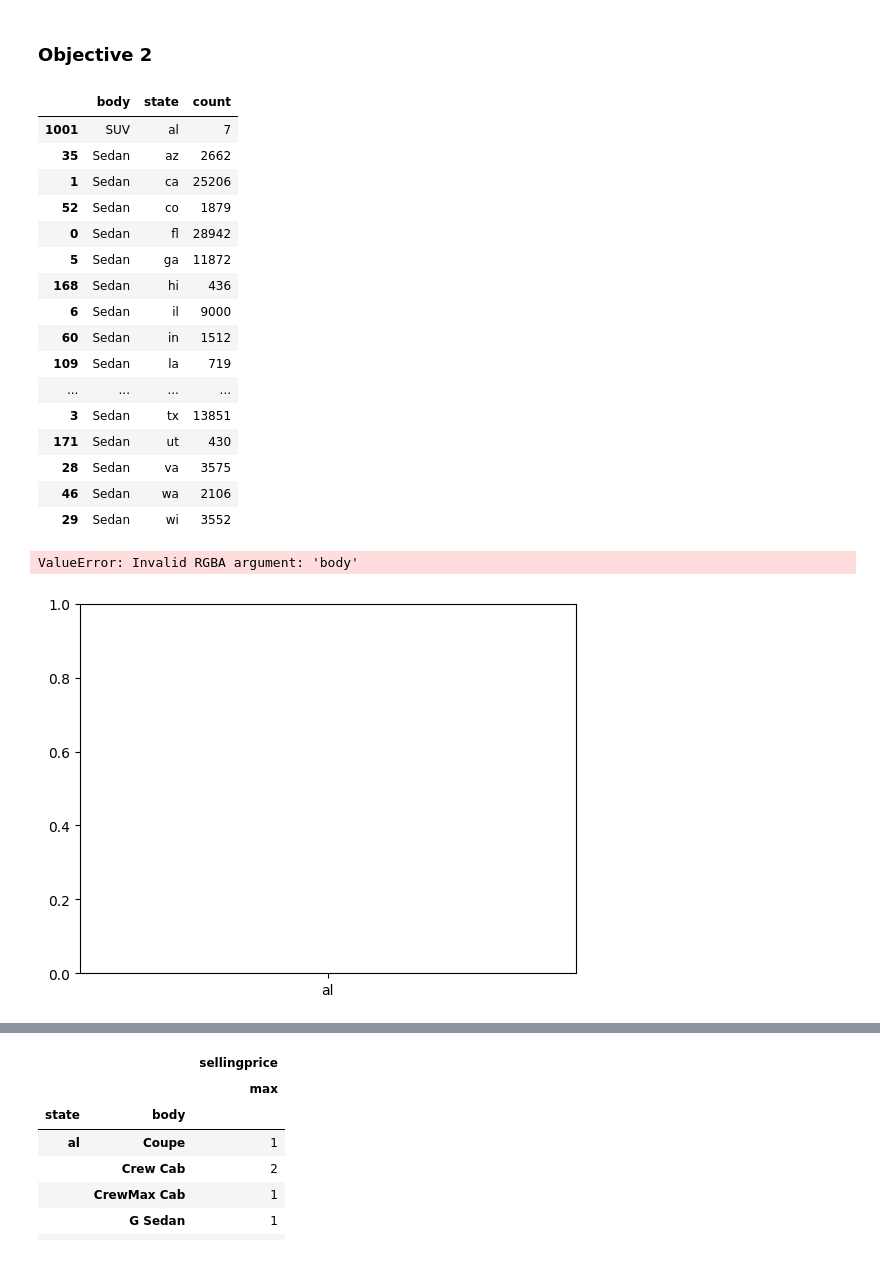
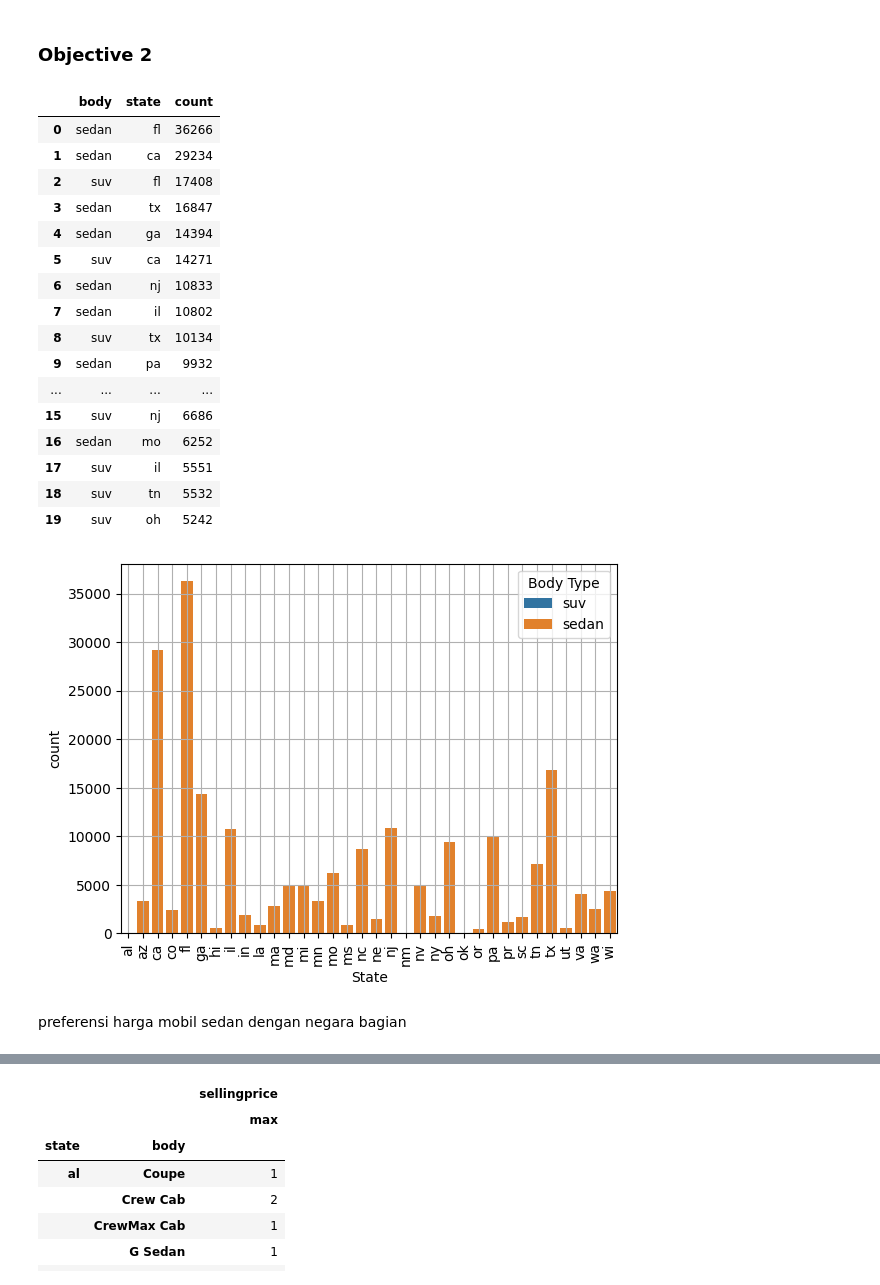
Before and after one commit to R3Z4P4HL3V1/UsedCarAnalysis, a Jupyter notebook: index.ipynb, the cells around one changed output, grey strips where cells are left out. Drawn from its saved outputs; the diff is of its cells as text; code cells hidden in the pictures.

```diff
--- a/index.ipynb
+++ b/index.ipynb
@@ -340,0 +354,10 @@ memory usage: 60.9+ MB
+# %%
+df_obj_1['month_sale'] = df_obj_1['saledate'].dt.month
+
+# ubah ke tipe data string untuk melakukan dummy
+df_obj_1['month_sale'] = df_obj_1['month_sale'].astype('str')
+df_obj_1 = pd.get_dummies(df_obj_1, columns=['month_sale'],drop_first=True, dtype=int)
+
+df_obj_1 = df_obj_1.drop(columns=['saledate'])
+
+df_obj_1
@@ -340,0 +394,5 @@ memory usage: 60.9+ MB
+# %%
+# df['body'].str.lower()
+df_obj_1['body'] = df_obj_1['body'].str.lower()
+
+df_obj_1
@@ -397,39 +540,45 @@ KeyboardInterrupt:
 # %% [markdown]
 <h3>Objective 2</h3>
 # %%
+# body favorit berdasarkan kota
 df_obj_2 = df_obj_1.copy()
 body_state = df_obj_2.groupby(['body','state'])['sellingprice'].count().sort_values(ascending=False).reset_index(name='count')
 
 # plt.Figure(figsize=(10,6))
 # plt.bar(df_obj_2['body'],)
-state_count = body_state.loc[body_state.groupby('state')['count'].idxmax()]
+body_state.head(20)
 # %% [output]
 |  | body | state | count |
-| 1001 | SUV | al | 7 |
-| 35 | Sedan | az | 2662 |
-| 1 | Sedan | ca | 25206 |
-| 52 | Sedan | co | 1879 |
-| 0 | Sedan | fl | 28942 |
-| 5 | Sedan | ga | 11872 |
-| 168 | Sedan | hi | 436 |
-| 6 | Sedan | il | 9000 |
-| 60 | Sedan | in | 1512 |
-| 109 | Sedan | la | 719 |
+| 0 | sedan | fl | 36266 |
+| 1 | sedan | ca | 29234 |
+| 2 | suv | fl | 17408 |
+| 3 | sedan | tx | 16847 |
+| 4 | sedan | ga | 14394 |
+| 5 | suv | ca | 14271 |
+| 6 | sedan | nj | 10833 |
+| 7 | sedan | il | 10802 |
+| 8 | suv | tx | 10134 |
+| 9 | sedan | pa | 9932 |
 | ... | ... | ... | ... |
-| 3 | Sedan | tx | 13851 |
-| 171 | Sedan | ut | 430 |
-| 28 | Sedan | va | 3575 |
-| 46 | Sedan | wa | 2106 |
-| 29 | Sedan | wi | 3552 |
+| 15 | suv | nj | 6686 |
+| 16 | sedan | mo | 6252 |
+| 17 | suv | il | 5551 |
+| 18 | suv | tn | 5532 |
+| 19 | suv | oh | 5242 |
 # %%
+state_count = body_state.loc[body_state.groupby('state')['count'].idxmax()]
+
 plt.Figure(figsize=(10,5))
-plt.bar(state_count['state'],state_count['count'],color=['body'])
+# plt.bar(state_count['state'],state_count['count'],color='lime')
+sns.barplot(data=state_count, x='state', y='count', hue='body')
 plt.xlabel('State')
 state = sorted(state_count['state'].unique())
 plt.xticks(ticks=state, rotation=90)
 plt.ylabel('count')
+plt.legend(title='Body Type')
 plt.grid()
 plt.show()
 # %% [output]
-ValueError: Invalid RGBA argument: 'body'
-[figure, old version]
+[figure, new version]
+# %% [markdown]
+preferensi harga mobil sedan dengan negara bagian
```
Also changed, not shown: parts of 23 cells of this notebook.
